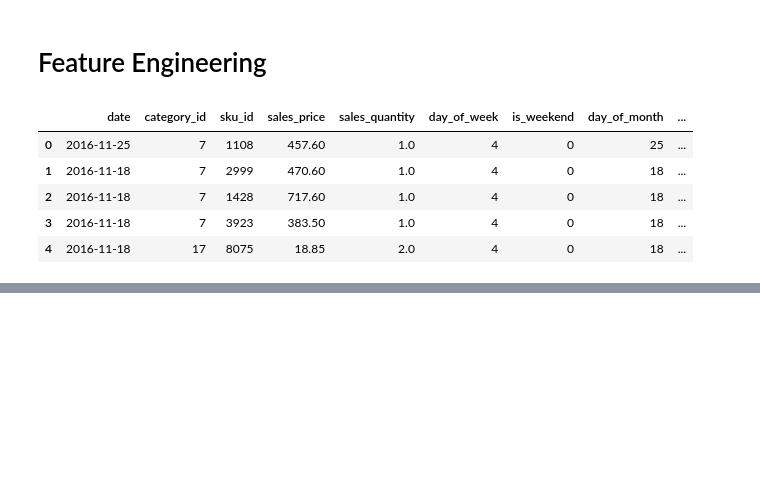
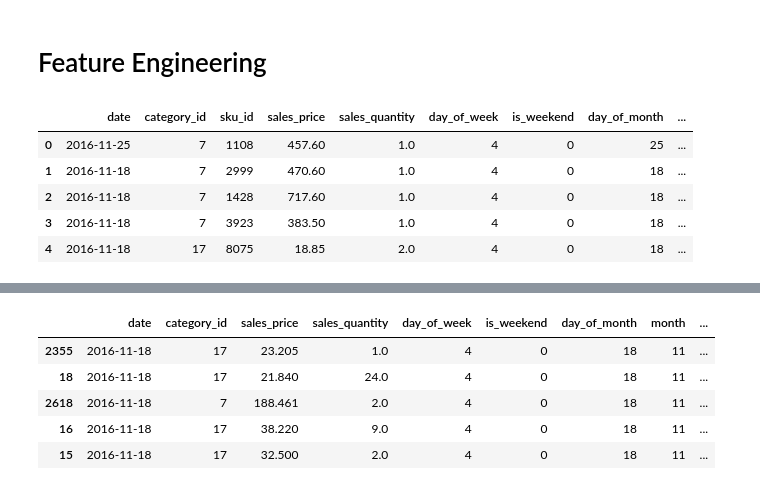
Before and after one commit to BorysZhyhalo/TemaBit-Fozzy-Group, a Jupyter notebook: main.ipynb, the cells around one changed output, grey strips where cells are left out. Cells and saved outputs as stored; diff of their text form; code cells hidden in the pictures; blank space fills up the shorter version.

```diff
--- a/main.ipynb
+++ b/main.ipynb
@@ -201,0 +216,13 @@ df.head()
+# %%
+#Sort df by 'date'
+df = df.sort_values(by='date')
+
+#check
+df.head()
+# %% [output]
+|  | date | category_id | sales_price | sales_quantity | day_of_week | is_weekend | day_of_month | month | ... |
+| 2355 | 2016-11-18 | 17 | 23.205 | 1.0 | 4 | 0 | 18 | 11 | ... |
+| 18 | 2016-11-18 | 17 | 21.840 | 24.0 | 4 | 0 | 18 | 11 | ... |
+| 2618 | 2016-11-18 | 7 | 188.461 | 2.0 | 4 | 0 | 18 | 11 | ... |
+| 16 | 2016-11-18 | 17 | 38.220 | 9.0 | 4 | 0 | 18 | 11 | ... |
+| 15 | 2016-11-18 | 17 | 32.500 | 2.0 | 4 | 0 | 18 | 11 | ... |
```
Also changed, not shown: parts of 2 cells of this notebook, 1 other file.
